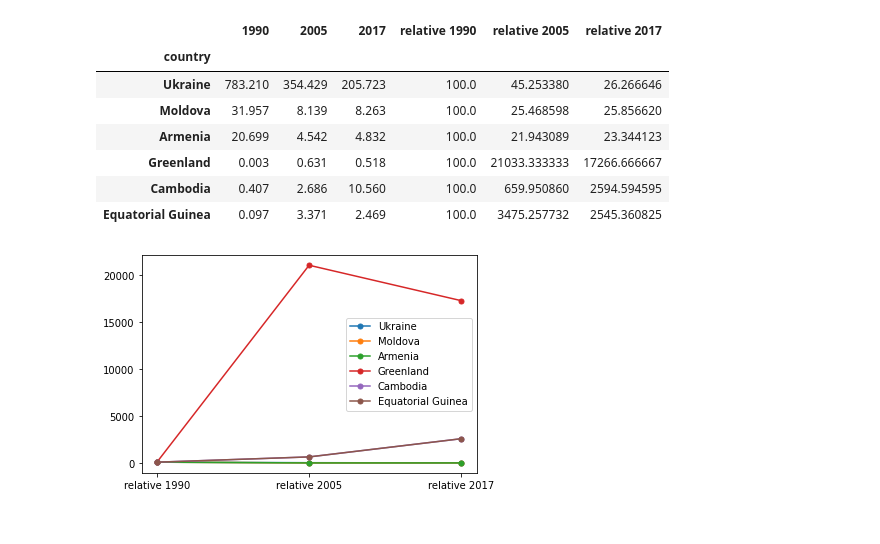
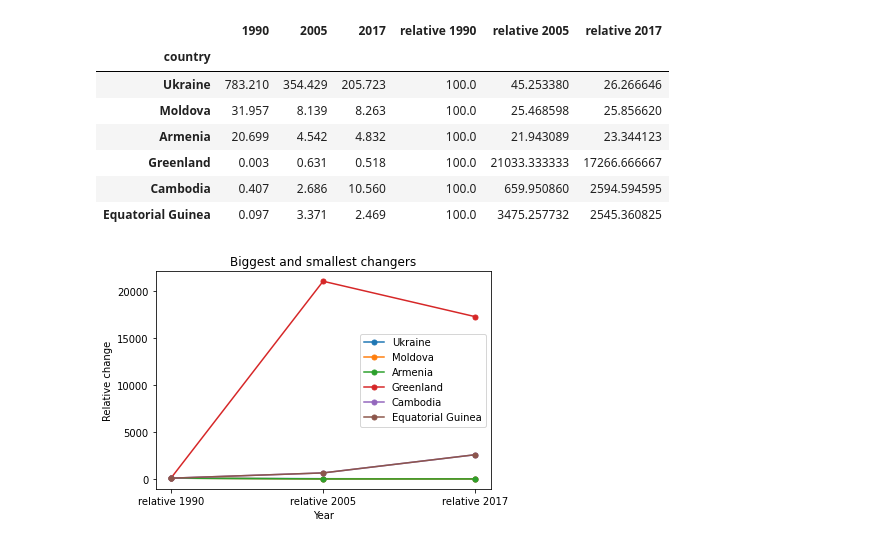
Before and after one commit to MevrouwHelderder/Assignments, a Jupyter notebook: Assignment_Global_CO2_Emissions.ipynb, the cells around one changed output. Saved outputs shown, nothing was run; the diff lists cells and outputs as text; code cells hidden in the pictures.

```diff
--- a/Assignment_Global_CO2_Emissions.ipynb
+++ b/Assignment_Global_CO2_Emissions.ipynb
@@ -141,30 +141,30 @@ countries_graph_2
 # %%
 # Create the figure
 fig, ax = plt.subplots()
 
 # Define x by selecting the names of the columns
 x= countries_graph_2.columns[3:]
 
 country_1 = countries_graph_2.iloc[0,3:].to_numpy()
 country_2 = countries_graph_2.iloc[1,3:].to_numpy()
 country_3 = countries_graph_2.iloc[2,3:].to_numpy()
 country_4 = countries_graph_2.iloc[3,3:].to_numpy()
 country_5 = countries_graph_2.iloc[4,3:].to_numpy()
 country_6 = countries_graph_2.iloc[5,3:].to_numpy()
 
 ax.plot(x, country_1, label=(countries_graph_2.index[0]), marker=".", markersize=10)
 ax.plot(x, country_2, label=(countries_graph_2.index[1]), marker=".", markersize=10)
 ax.plot(x, country_3, label=(countries_graph_2.index[2]), marker=".", markersize=10)
 ax.plot(x, country_4, label=(countries_graph_2.index[3]), marker=".", markersize=10)
 ax.plot(x, country_5, label=(countries_graph_2.index[4]), marker=".", markersize=10)
 ax.plot(x, country_5, label=(countries_graph_2.index[5]), marker=".", markersize=10)
 
-# plt.title("5 Biggest CO2 producers (2017)")
-# plt.xlabel("Year")
-# plt.ylabel("Emission")
+plt.title("Biggest and smallest changers")
+plt.xlabel("Year")
+plt.ylabel("Relative change")
 ax.legend()
 
 
 plt.show()
 # %% [output]
-[figure, old version]
+[figure, new version]
```
